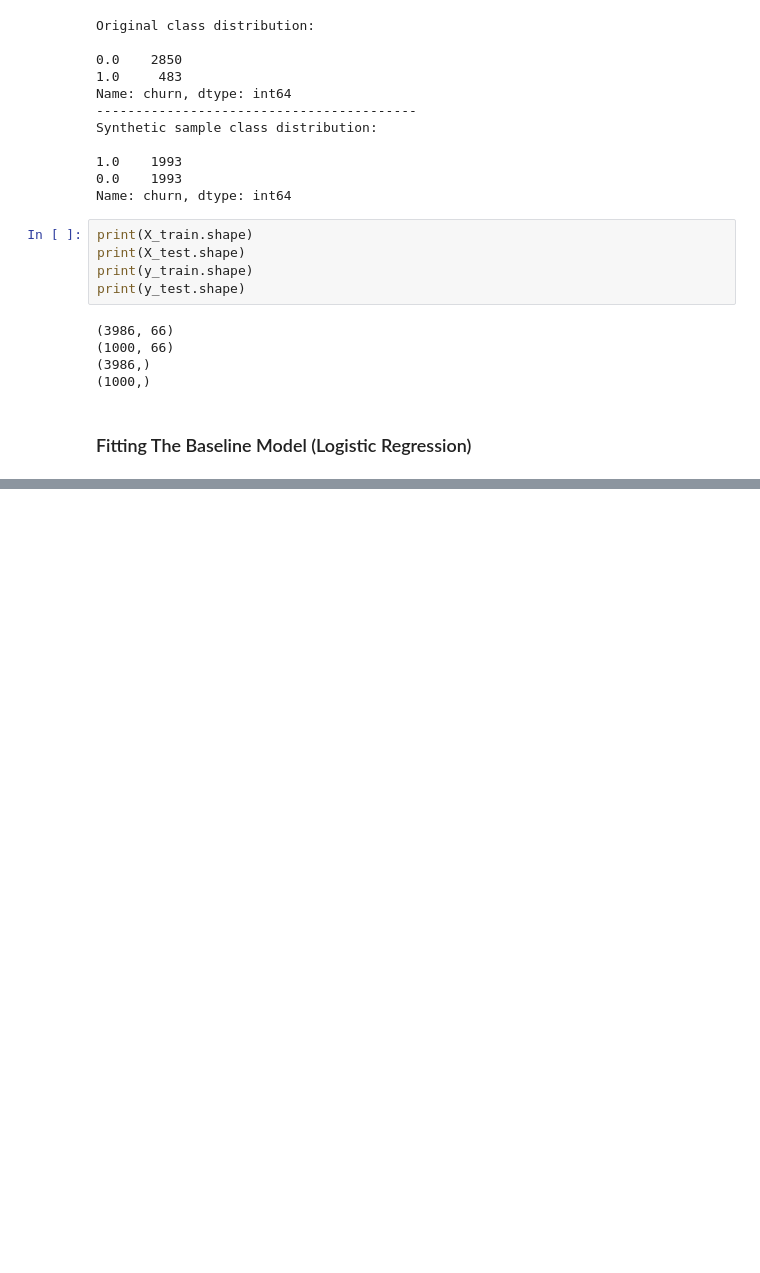
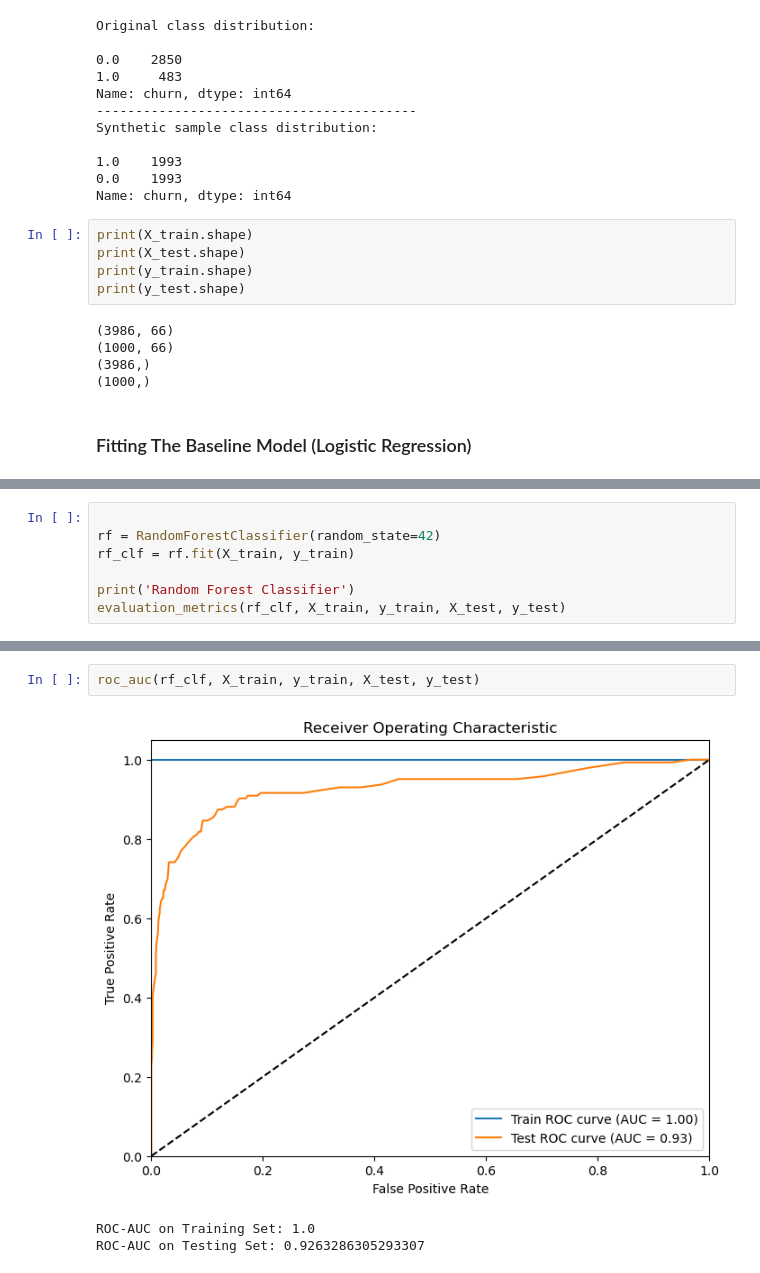
Before and after one commit to Emilly-Njue/Phase3-Project, a Jupyter notebook: customer_churn.ipynb, the cells around one changed output, grey strips where cells are left out. Saved outputs shown, nothing was run; the diff lists cells and outputs as text; blank space fills up the shorter version.

```diff
--- a/customer_churn.ipynb
+++ b/customer_churn.ipynb
@@ -872,0 +867,7 @@ Confusion Matrix:
+# %%
+
+rf = RandomForestClassifier(random_state=42)
+rf_clf = rf.fit(X_train, y_train)
+
+print('Random Forest Classifier')
+evaluation_metrics(rf_clf, X_train, y_train, X_test, y_test)
@@ -872,0 +900,6 @@ Confusion Matrix:
+# %%
+roc_auc(rf_clf, X_train, y_train, X_test, y_test)
+# %% [output]
+[figure, added]
+ROC-AUC on Training Set: 1.0
+ROC-AUC on Testing Set: 0.9263286305293307
```
Also changed, not shown: parts of 58 cells of this notebook.
